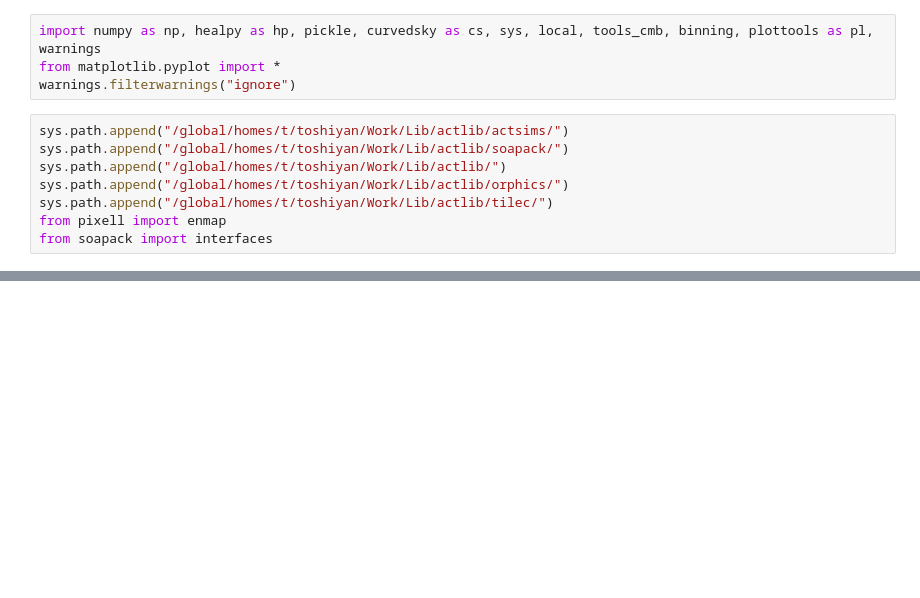
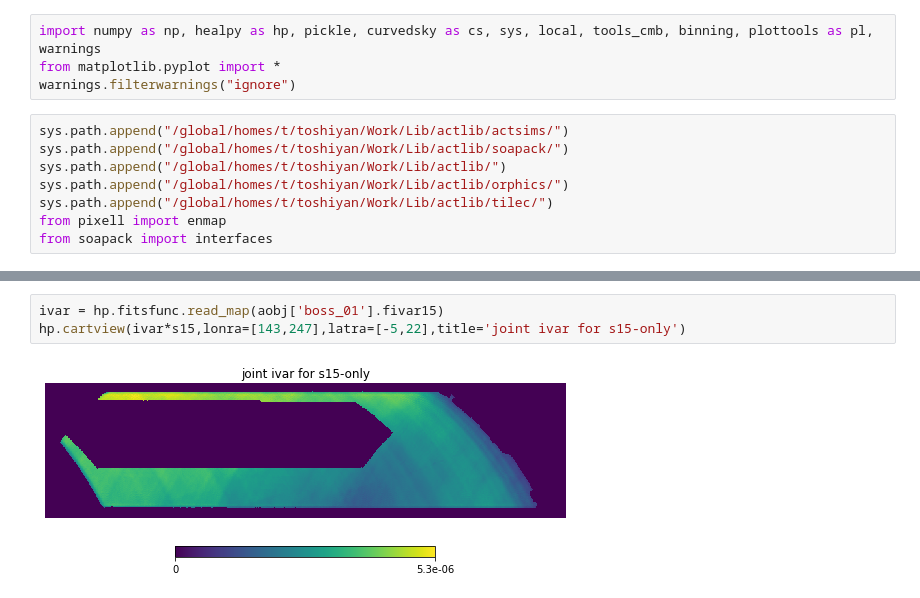
Before and after one commit to ACTCollaboration/Lensing-Daytime, a Jupyter notebook: check_mapvar.ipynb, the cells around one changed output, grey strips where cells are left out. Cells and saved outputs as stored; diff of their text form; blank space fills up the shorter version.

```diff
--- a/check_mapvar.ipynb
+++ b/check_mapvar.ipynb
@@ -18 +33,6 @@ aobj = {q: local.init_analysis_params(qid=q,ascale=2.) for q in qids}
+# %%
+ivar = hp.fitsfunc.read_map(aobj['boss_01'].fivar15)
+hp.cartview(ivar*s15,lonra=[143,247],latra=[-5,22],title='joint ivar for s15-only')
+# %% [output]
+[figure, added]
 # %%
```
Also changed, not shown: parts of 10 cells of this notebook.
